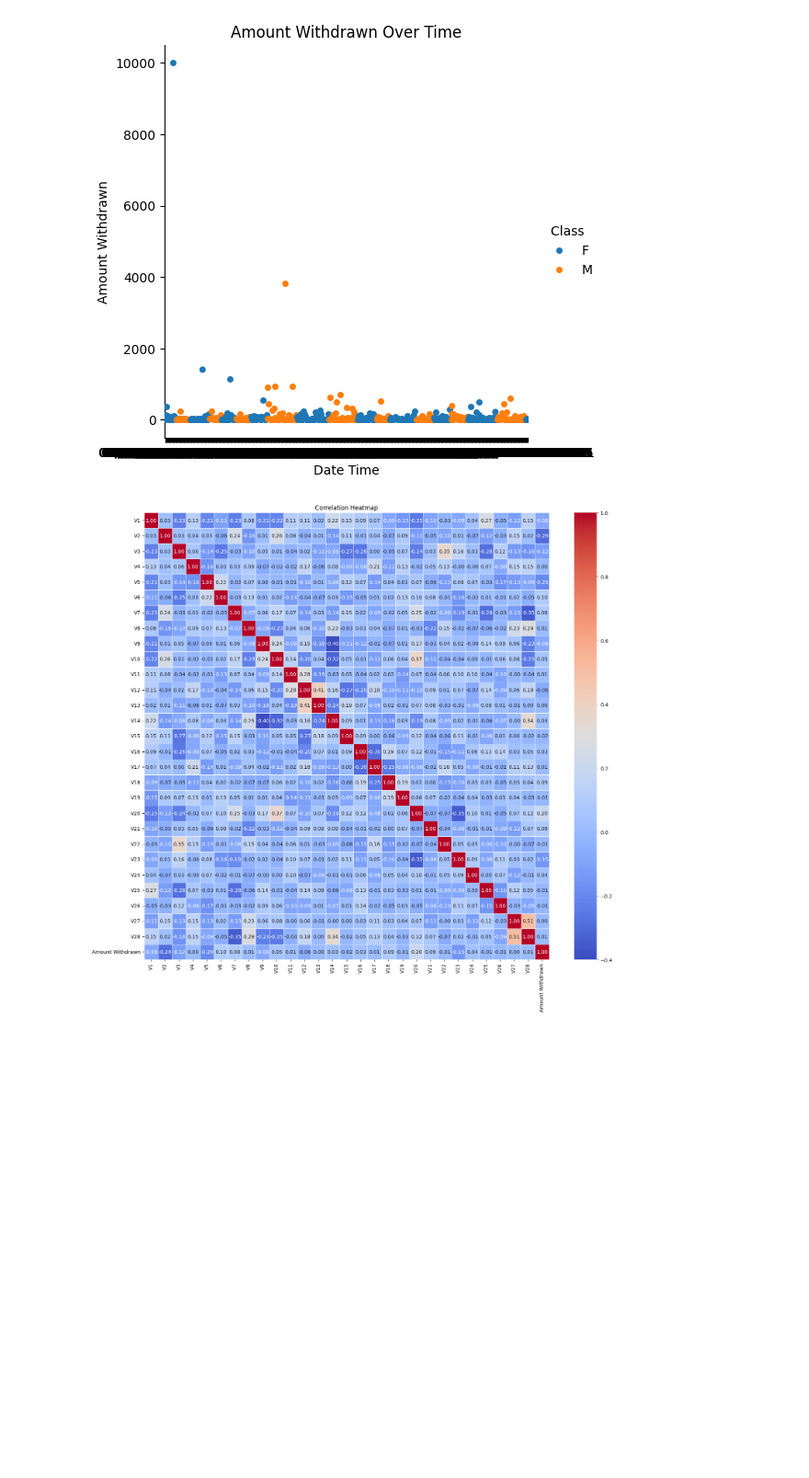
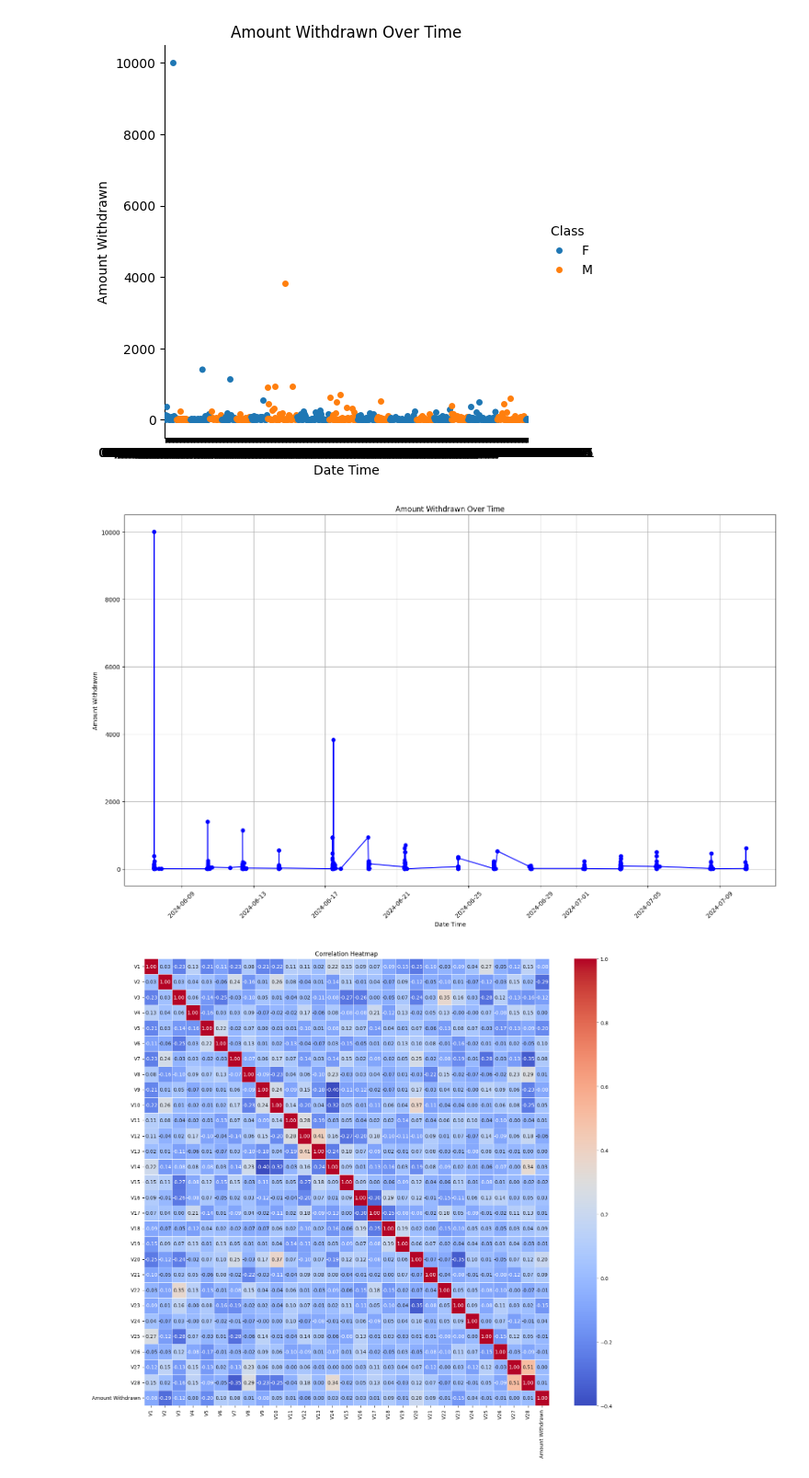
Before and after one commit to okwelmark/recess_group4, a Jupyter notebook: regression_recess_group_4.ipynb, the cells around one changed output. Shown at 92% size. Drawn from its saved outputs; the diff is of its cells as text; code cells hidden in the pictures; blank space fills up the shorter version.

```diff
--- a/regression_recess_group_4.ipynb
+++ b/regression_recess_group_4.ipynb
@@ -260,6 +260,19 @@ plt.title('Amount Withdrawn Over Time')
 # %% [output]
 Text(0.5, 1.0, 'Amount Withdrawn Over Time')
 [figure]
+# %%
+#Plot the time series
+plt.figure(figsize=(16, 10))
+plt.plot(df['Date Time'], df['Amount Withdrawn'], marker='o', linestyle='-', color='b')
+plt.title('Amount Withdrawn Over Time')
+plt.xlabel('Date Time')
+plt.ylabel('Amount Withdrawn')
+plt.grid(True)
+plt.xticks(rotation=45)
+plt.tight_layout()
+plt.show()
+# %% [output]
+[figure, added]
 # %%
 # Remove non-numeric columns
 data = df.select_dtypes(include=[float, int])
```
Also changed, not shown: parts of 20 cells of this notebook, 1 other file.
